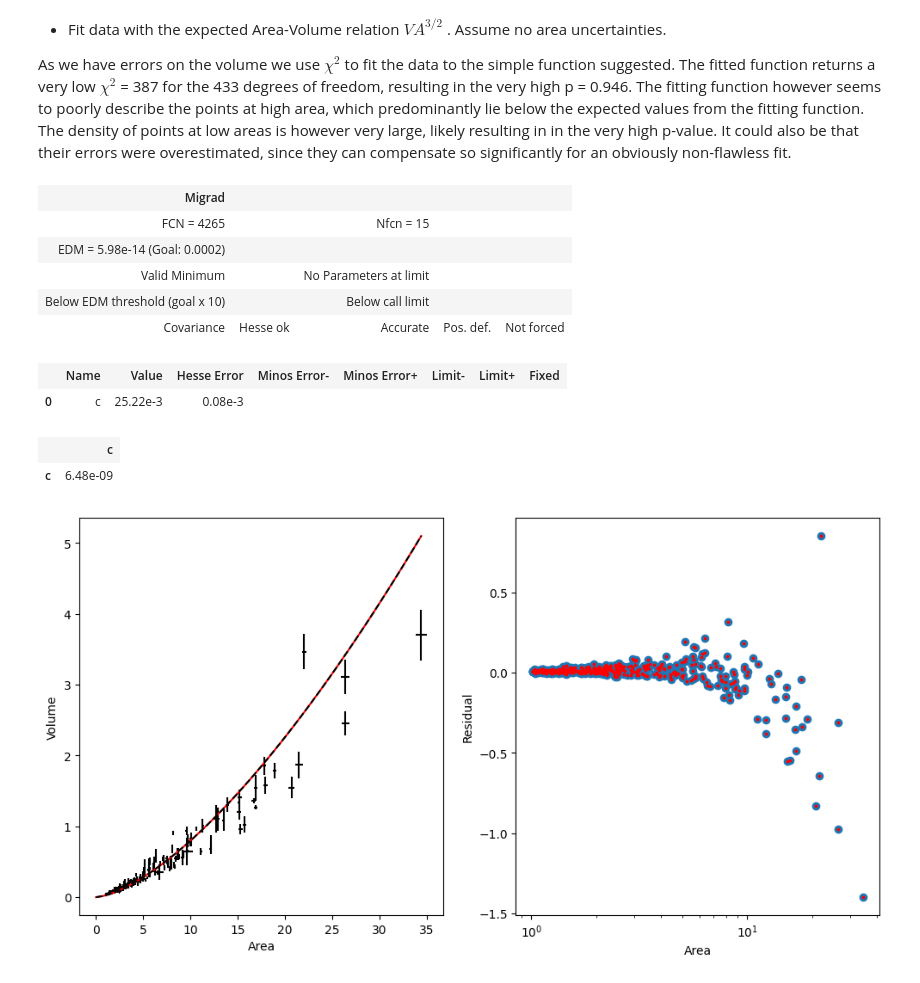
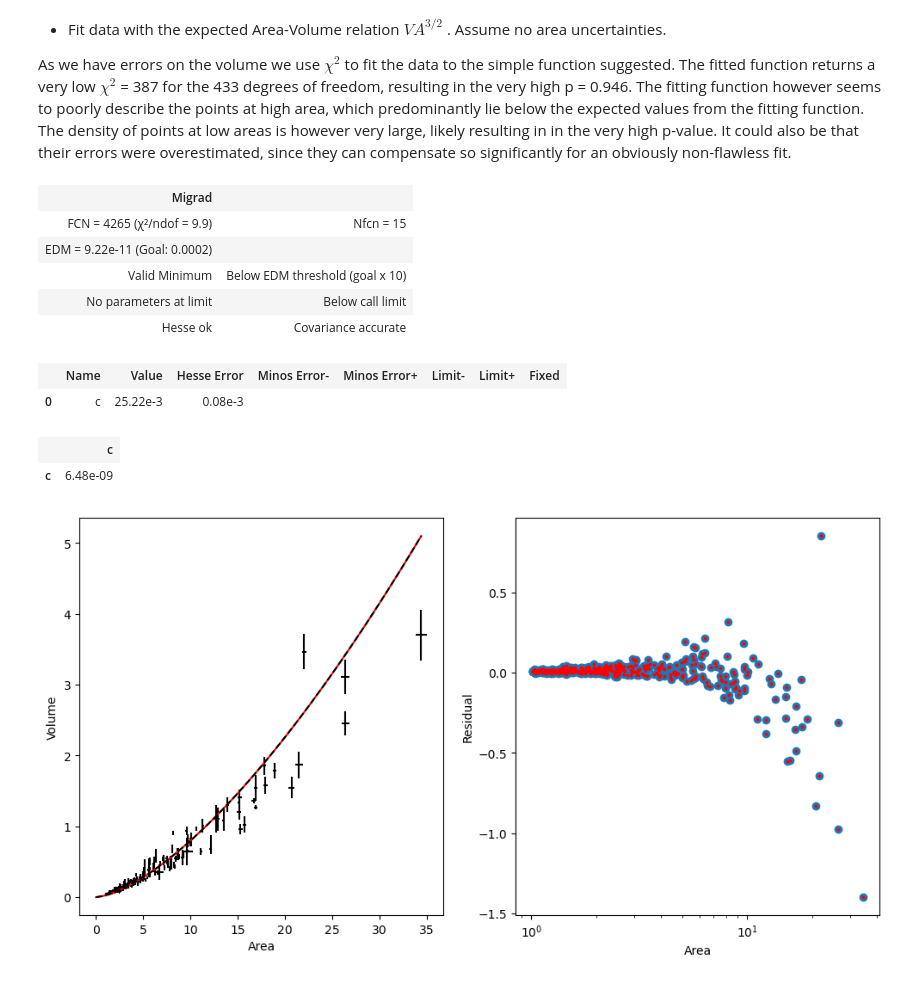
Before and after one commit to Emdryo/AppStat2024, a Jupyter notebook: Exam2022_ExampleSolutions/5.1.ipynb, the cells around one changed output. Drawn from its saved outputs; the diff is of its cells as text; code cells hidden in the pictures.

```diff
--- a/Exam2022_ExampleSolutions/5.1.ipynb
+++ b/Exam2022_ExampleSolutions/5.1.ipynb
@@ -56,17 +54,16 @@ The fitted function returns a very low $\chi^2$ = 387 for the 433 degrees of fre
 # %%
 def simple_fit(Area,c):
     return c*Area**(3/2)
-chi2_fit = Chi2Regression(simple_fit, area, volume, volume_err)
+chi2_fit = cost.LeastSquares( area, volume, volume_err, simple_fit)
 minuit_chi2 = Minuit(chi2_fit, 1.0)
-minuit_chi2.errordef = 1
 minuit_chi2.migrad()
 # %% [output]
-| Migrad |  |  |  |  |
-| FCN = 4265 |  | Nfcn = 15 |  |  |
-| EDM = 5.98e-14 (Goal: 0.0002) |  |  |  |  |
-| Valid Minimum |  | No Parameters at limit |  |  |
-| Below EDM threshold (goal x 10) |  | Below call limit |  |  |
-| Covariance | Hesse ok | Accurate | Pos. def. | Not forced |
+| Migrad |  |
+| FCN = 4265 (χ²/ndof = 9.9) | Nfcn = 15 |
+| EDM = 9.22e-11 (Goal: 0.0002) |  |
+| Valid Minimum | Below EDM threshold (goal x 10) |
+| No parameters at limit | Below call limit |
+| Hesse ok | Covariance accurate |
 |  | Name | Value | Hesse Error | Minos Error- | Minos Error+ | Limit- | Limit+ | Fixed |
 | 0 | c | 25.22e-3 | 0.08e-3 |  |  |  |  |  |
 |  | c |
```
Also changed, not shown: parts of 3 cells of this notebook, 9 other files.
